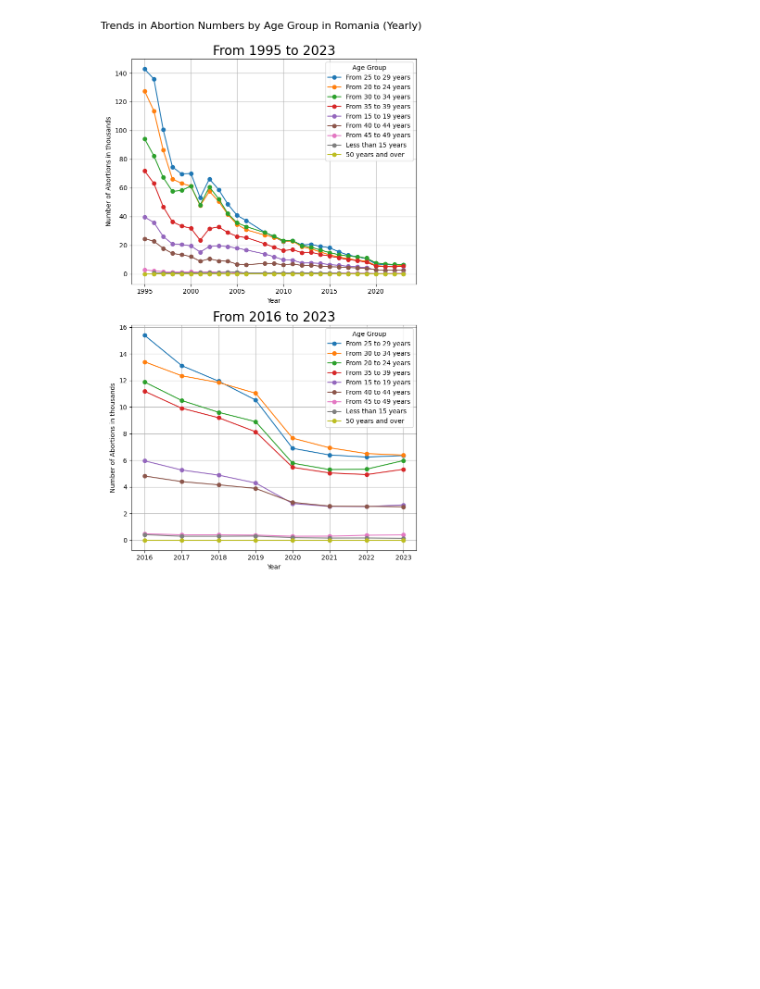
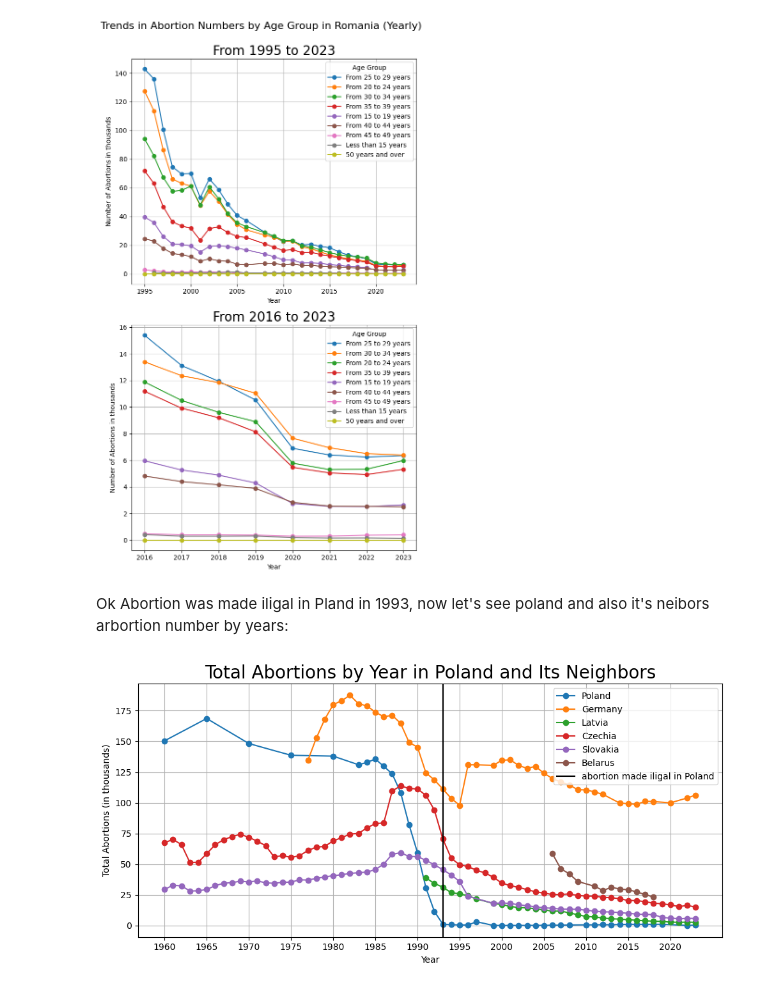
Before and after one commit to TudorMurariu/StudyCase-Abortions-in-EU-and-RO, a Jupyter notebook: study.ipynb, the cells around one changed output. Saved outputs shown, nothing was run; the diff lists cells and outputs as text; code cells hidden in the pictures; blank space fills up the shorter version.

```diff
--- a/study.ipynb
+++ b/study.ipynb
@@ -382,3 +382,39 @@ plt.tight_layout()
 plt.show()
 # %% [output]
 [figure]
+# %% [markdown]
+Ok Abortion was made iligal in Pland in 1993, now let's see poland and also it's neibors arbortion number by years:
+# %%
+import numpy as np
+import matplotlib.pyplot as plt
+
+abortions_pl = eu_1[(eu_1['geo'] == 'Poland') & (eu_1['age'] == 'Total')]
+abortions_gr = eu_1[(eu_1['geo'] == 'Germany') & (eu_1['age'] == 'Total')]
+abortions_lt = eu_1[(eu_1['geo'] == 'Latvia') & (eu_1['age'] == 'Total')]
+abortions_cz = eu_1[(eu_1['geo'] == 'Czechia') & (eu_1['age'] == 'Total')]
+abortions_sl = eu_1[(eu_1['geo'] == 'Slovakia') & (eu_1['age'] == 'Total')]
+abortions_bl = eu_1[(eu_1['geo'] == 'Belarus') & (eu_1['age'] == 'Total')]
+
+plt.figure(figsize=(10, 5))
+plt.title('Total Abortions by Year in Poland and Its Neighbors', fontsize=20)
+plt.xlabel('Year')
+plt.ylabel('Total Abortions (in thousands)')
+
+plt.plot(abortions_pl.TIME_PERIOD, abortions_pl['OBS_VALUE'] / 1_000, marker='o', label='Poland')
+plt.plot(abortions_gr.TIME_PERIOD, abortions_gr['OBS_VALUE'] / 1_000, marker='o', label='Germany')
+plt.plot(abortions_lt.TIME_PERIOD, abortions_lt['OBS_VALUE'] / 1_000, marker='o', label='Latvia')
+plt.plot(abortions_cz.TIME_PERIOD, abortions_cz['OBS_VALUE'] / 1_000, marker='o', label='Czechia')
+plt.plot(abortions_sl.TIME_PERIOD, abortions_sl['OBS_VALUE'] / 1_000, marker='o', label='Slovakia')
+plt.plot(abortions_bl.TIME_PERIOD, abortions_bl['OBS_VALUE'] / 1_000, marker='o', label='Belarus')
+
+
+plt.axvline(x = 1993, color = 'black', label='abortion made iligal in Poland')
+
+plt.tight_layout()
+plt.grid(True)
+plt.legend()
+years = abortions_pl['TIME_PERIOD']
+plt.xticks(np.arange(years.min(), years.max() + 1, 5))  # minor fix: +1 not +10
+plt.show()
+# %% [output]
+[figure, added]
```
Also changed, not shown: parts of 6 cells of this notebook.
